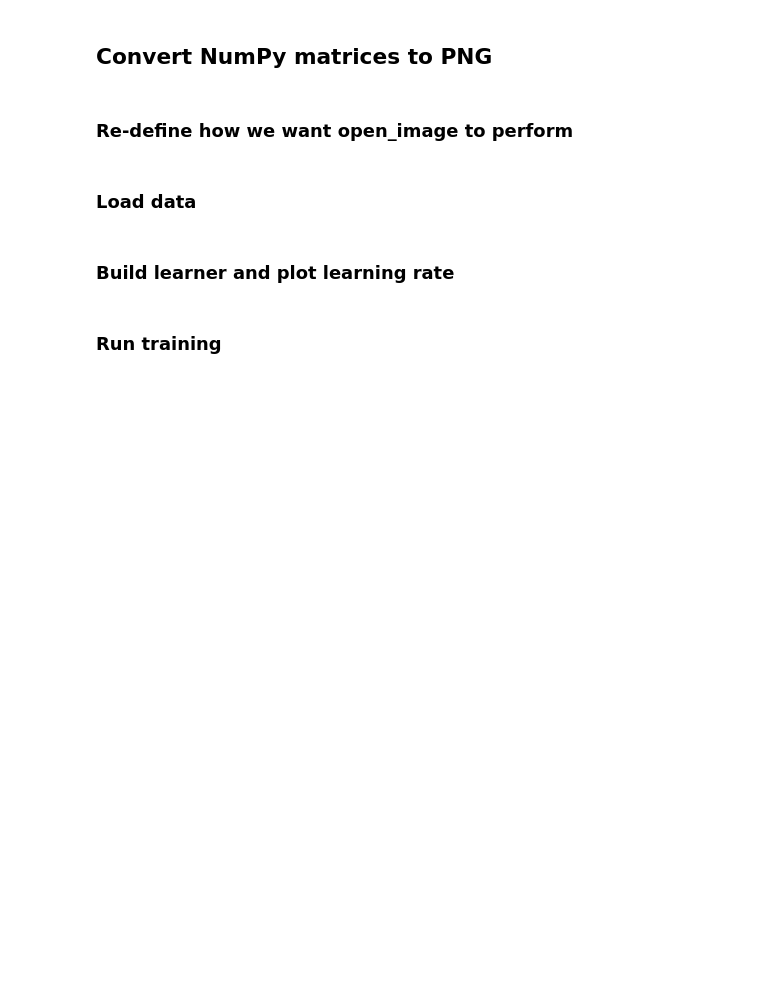
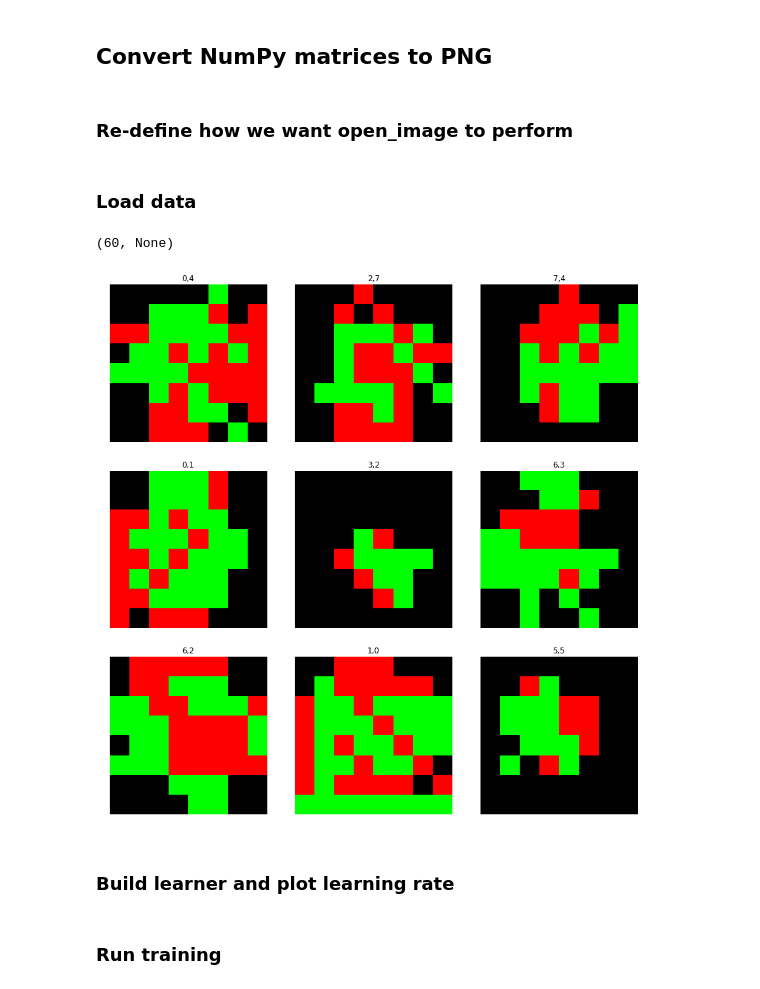
Before and after one commit to BarberAlec/Othello-Game-Playing-AI-Evaluation, a Jupyter notebook: Othello_CNN.ipynb, the cells around one changed output. Drawn from its saved outputs; the diff is of its cells as text; code cells hidden in the pictures; blank space fills up the shorter version.

```diff
--- a/Othello_CNN.ipynb
+++ b/Othello_CNN.ipynb
@@ -55,21 +52,24 @@ fastai.vision.Image.open_image = open_image
 ### Load data
 # %%
 # Batch size
-bs = 256
+bs = 512
 
 # Define path to images
 data_path = Path( '/users/ugrad/pretoriw/Documents/5th_Year/AI/png_boards_moves_3_chan' )
 
 # Get a list of names of all images in folder
 fnames = get_image_files( data_path )
 
 # Define function to retrieve label from filename
 def get_labels(file_path):
     file_name = file_path.name   # Get the file name (not path)
     label = file_name[:1] + ',' + file_name[1:2]        # Get the first two chars of name
     return label
 
 # Load data into Databunch
 data = ImageDataBunch.from_name_func( data_path, fnames, label_func=get_labels, bs=bs)
 
 data.c, data.show_batch( rows = 3 )
+# %% [output]
+(60, None)
+[figure, added]
```
Also changed, not shown: parts of 6 cells of this notebook, 2 other files.
